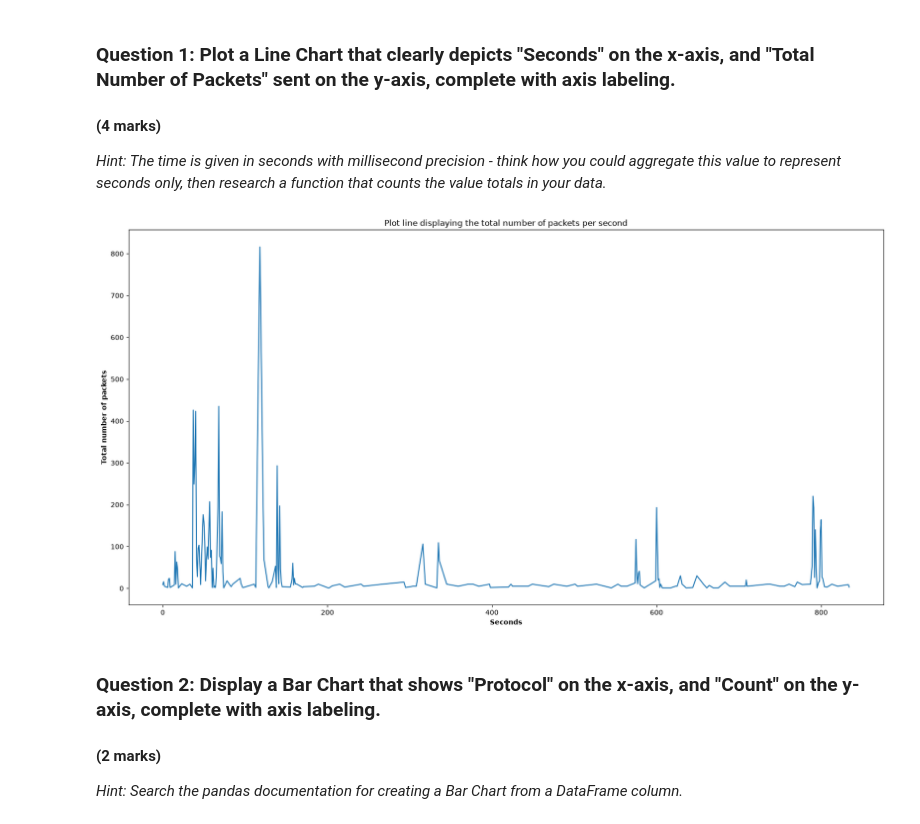
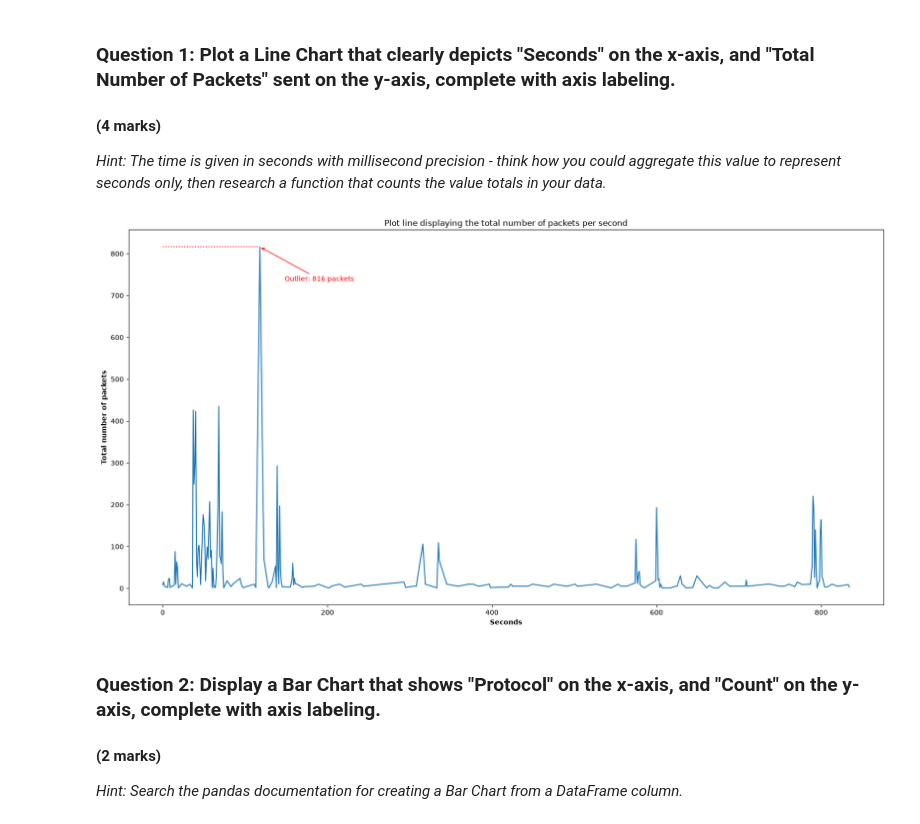
Before and after one commit to Chiko-G3/SDAaV, a Jupyter notebook: Assesment/UFCFEL-15-3-part1-student.ipynb, the cells around one changed output. Drawn from its saved outputs; the diff is of its cells as text; code cells hidden in the pictures.

```diff
--- a/Assesment/UFCFEL-15-3-part1-student.ipynb
+++ b/Assesment/UFCFEL-15-3-part1-student.ipynb
@@ -66,27 +66,37 @@ data
 
 *Hint: The time is given in seconds with millisecond precision - think how you could aggregate this value to represent seconds only, then research a function that counts the value totals in your data.*
 # %%
-# ANSWER
 plt.figure(figsize=(20,10))
 # The first step is to convert the time to remove the millisecond precision
 # For that I chose to round the values using pandas round() method then converted the Time data type  from float to int
 data['Time'].describe()
 data['Time']=data['Time'].round()
 data['Time'] =data['Time'].astype('int64')
 # Using the value_counts function to get the total number of packets per second in our dataset
 
 #Ordering the Packets_Num in order they appear in the Dataframe
 Packets_Num= data.Time.value_counts()[data.Time.unique()]
 #As it was required to generate a plot line chart the kind of the plot function was set as line
 Packets_Num.plot(kind='line')
+
+# Mark the highest packet count with a dotted guide and an arrow.
+outlier_time = Packets_Num.idxmax()
+outlier_count = Packets_Num.max()
+plt.hlines(outlier_count, xmin=Packets_Num.index.min(), xmax=outlier_time,
+           colors='red', linestyles='dotted')
+plt.annotate(f'Outlier: {outlier_count} packets',
+             xy=(outlier_time, outlier_count),
+             xytext=(outlier_time + 30, outlier_count * 0.9),
+             color='red',
+             arrowprops=dict(arrowstyle='->', color='red'))
 plt.title('Plot line displaying the total number of packets per second')
 plt.xlabel('Seconds', fontweight='bold')
 plt.ylabel('Total number of packets', fontweight='bold')
 
 
 plt.show()
 # %% [output]
-[figure, old version]
+[figure, new version]
 # %% [markdown]
 ### Question 2: Display a Bar Chart that shows "Protocol" on the x-axis, and "Count" on the y-axis, complete with axis labeling.
 #### (2 marks)
```
Also changed, not shown: parts of 10 cells of this notebook.
